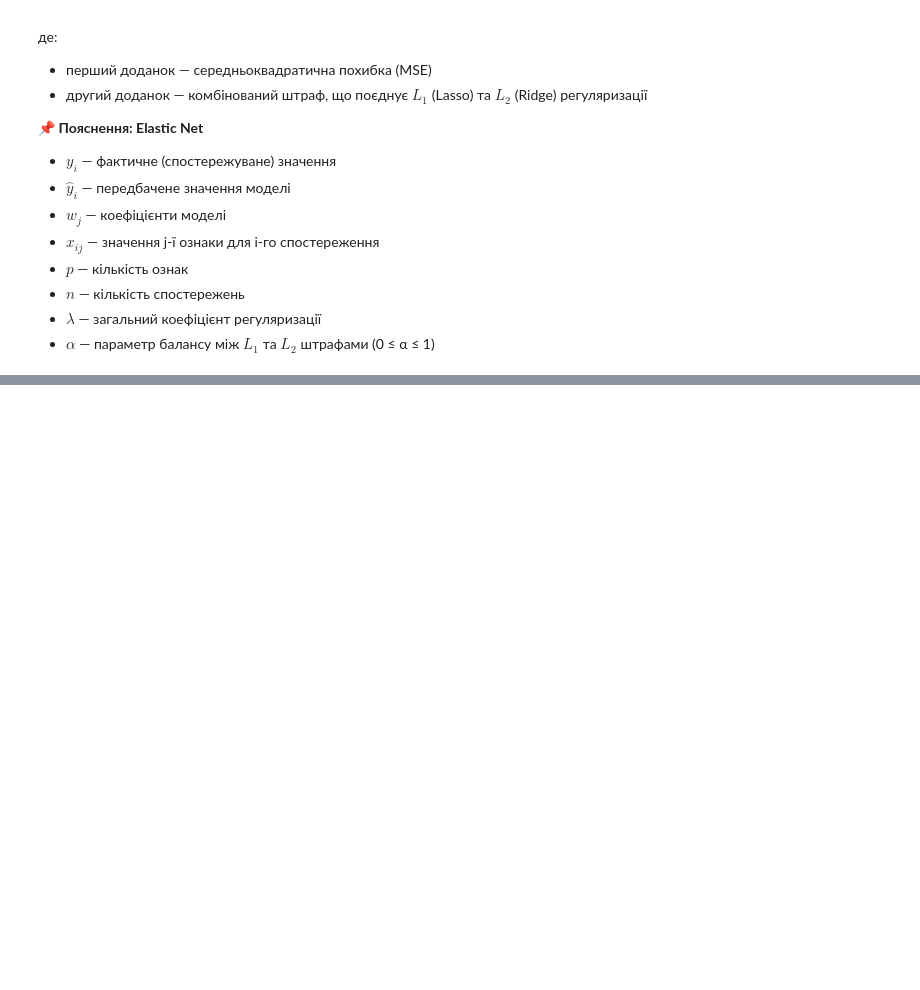
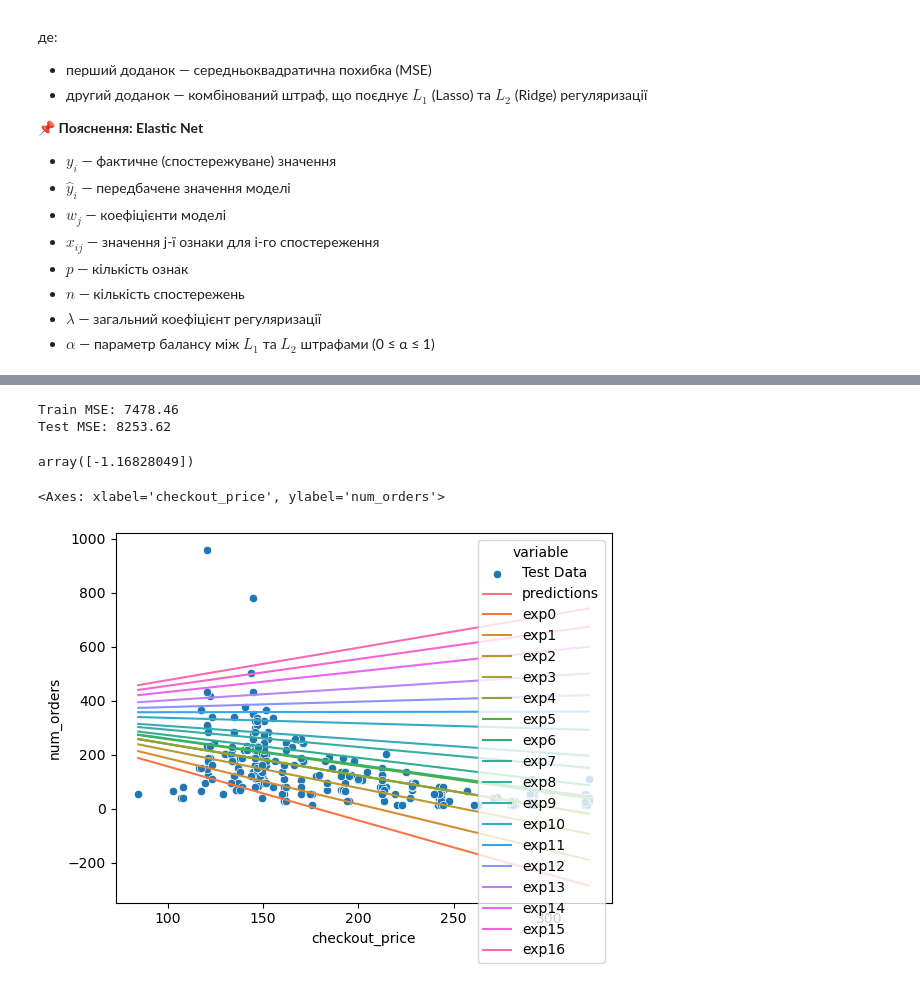
Before and after one commit to SiracencoSerghei/DataScienceHW, a Jupyter notebook: example_kaggle/les_3/supervised_ML_2.ipynb, the cells around one changed output, grey strips where cells are left out. Saved outputs shown, nothing was run; the diff lists cells and outputs as text; code cells hidden in the pictures; blank space fills up the shorter version.

```diff
--- a/example_kaggle/les_3/supervised_ML_2.ipynb
+++ b/example_kaggle/les_3/supervised_ML_2.ipynb
@@ -615,0 +635,56 @@ $$
+# %%
+mean_squared_error_train = mean_squared_error(
+    train_data["num_orders"], train_data["predictions"]
+)
+print(f"Train MSE: {mean_squared_error_train:.2f}")
+mean_squared_error_test = mean_squared_error(
+    test_data["num_orders"], test_data["predictions"]
+)
+print(f"Test MSE: {mean_squared_error_test:.2f}")
+# %% [output]
+Train MSE: 7478.46
+Test MSE: 8253.62
+# %%
+model.coef_
+# %% [output]
+array([-1.16828049])
+# %%
+from copy import deepcopy
+coefs = [
+    -2.0,
+    -1.7,
+    -1.4,
+    -1.16981158,
+    -1.16828049,
+    -0.99,
+    -0.97,
+    -0.84,
+    -0.64,
+    -0.5,
+    -0.2,
+    0.01,
+    0.2,
+    0.45,
+    0.76,
+    0.99,
+    1.2,
+]
+
+models = []
+for coef in coefs:
+    new_model = deepcopy(model)
+    new_model.coef_ = np.array([coef])
+    models.append(new_model)
+
+for i in range(len(models)):
+    test_data[f"exp{i}"] = models[i].predict(x_test)
+# %%
+sns.scatterplot(
+    x="checkout_price", y="num_orders", data=test_data, label="Test Data"
+)
+sns.lineplot(
+    x="checkout_price", y="value", hue="variable", data=pd.melt(test_data.drop(["num_orders"], axis=1), ["checkout_price"])
+)
+# %% [output]
+<Axes: xlabel='checkout_price', ylabel='num_orders'>
+[figure, added]
```
Also changed, not shown: parts of 22 cells of this notebook, 5 other files.
